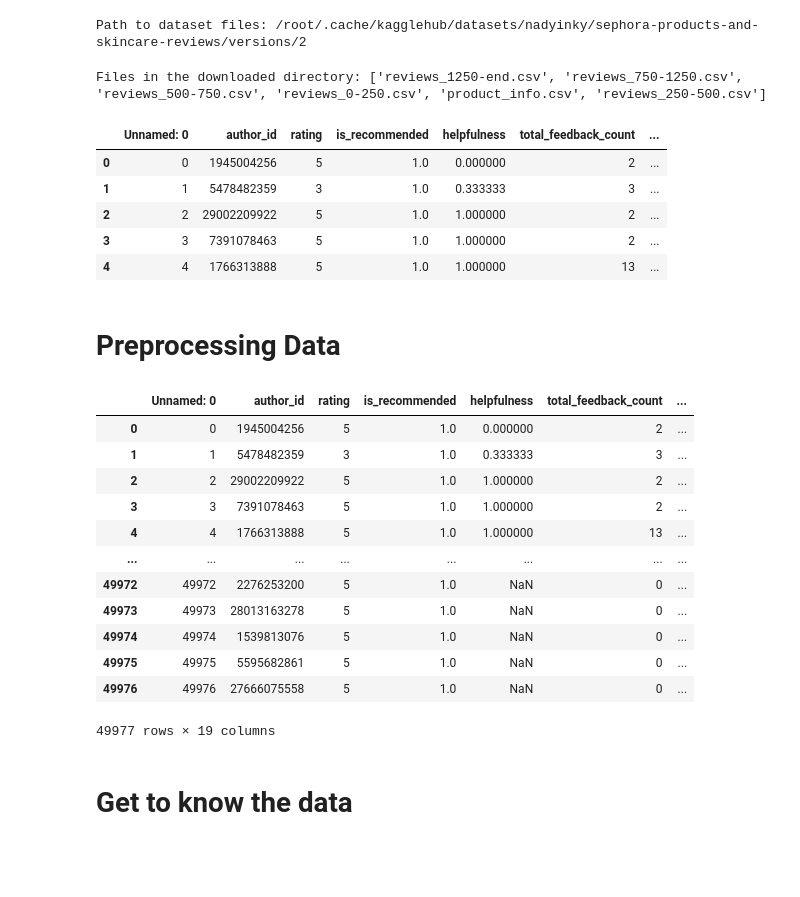
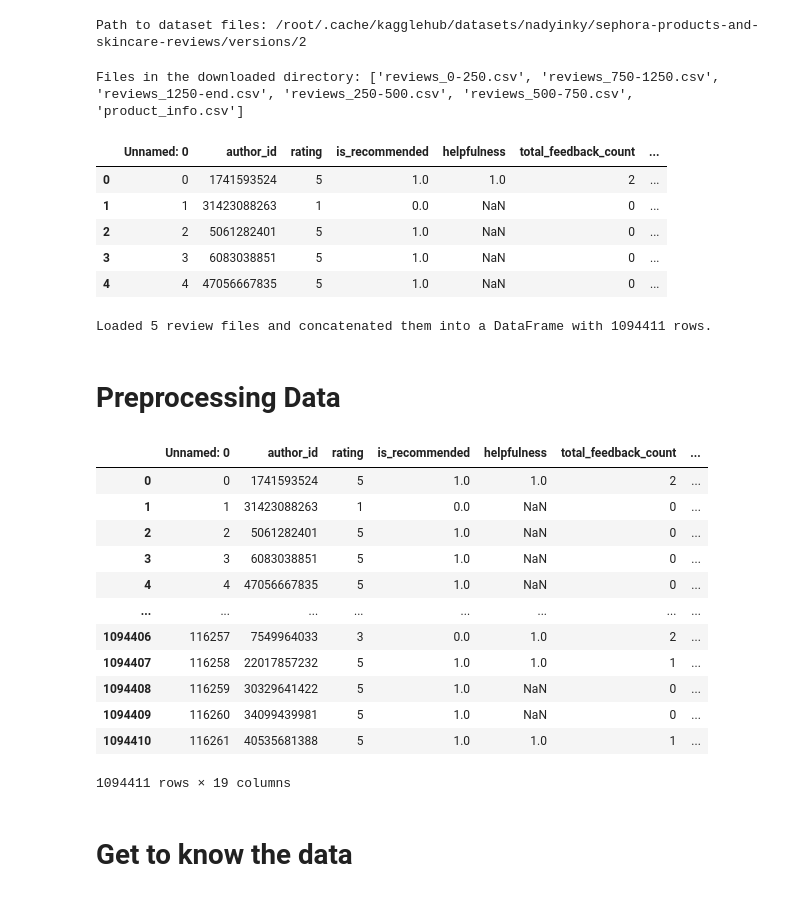
Before and after one commit to hadiidfajri/Big-Data, a Jupyter notebook: EDA_Product_Review.ipynb, the cells around one changed output. Saved outputs shown, nothing was run; the diff lists cells and outputs as text; code cells hidden in the pictures; blank space fills up the shorter version.

```diff
--- a/EDA_Product_Review.ipynb
+++ b/EDA_Product_Review.ipynb
@@ -42,51 +43,52 @@ Path to dataset files: /root/.cache/kagglehub/datasets/nadyinky/sephora-products
 # %%
 import os
 
 # List files in the downloaded directory
 file_list = os.listdir(path)
 print("Files in the downloaded directory:", file_list)
 
-# Assuming the CSV file has a similar name to the dataset or a common name
-# You might need to adjust the filename based on the actual contents of the directory
-csv_filename = None
-for filename in file_list:
-    if filename.endswith('.csv'):
-        csv_filename = filename
-        break
+# Filter for review CSV files
+review_files = [f for f in file_list if f.startswith('reviews_') and f.endswith('.csv')]
 
-if csv_filename:
-    csv_filepath = os.path.join(path, csv_filename)
-    df = pd.read_csv(csv_filepath)
+if review_files:
+    # Read and concatenate all review files
+    df_list = []
+    for filename in review_files:
+        csv_filepath = os.path.join(path, filename)
+        df_list.append(pd.read_csv(csv_filepath))
+    df = pd.concat(df_list, ignore_index=True)
     display(df.head()) # Display the head of the dataframe to confirm it's loaded
+    print(f"Loaded {len(df_list)} review files and concatenated them into a DataFrame with {len(df)} rows.")
 else:
-    print("No CSV file found in the downloaded directory.")
-    df = None # Set df to None if no CSV is found
+    print("No review CSV files found in the downloaded directory.")
+    df = None # Set df to None if no review CSV is found
 # %% [output]
-Files in the downloaded directory: ['reviews_1250-end.csv', 'reviews_750-1250.csv', 'reviews_500-750.csv', 'reviews_0-250.csv', 'product_info.csv', 'reviews_250-500.csv']
+Files in the downloaded directory: ['reviews_0-250.csv', 'reviews_750-1250.csv', 'reviews_1250-end.csv', 'reviews_250-500.csv', 'reviews_500-750.csv', 'product_info.csv']
 |  | Unnamed: 0 | author_id | rating | is_recommended | helpfulness | total_feedback_count | ... |
-| 0 | 0 | 1945004256 | 5 | 1.0 | 0.000000 | 2 | ... |
-| 1 | 1 | 5478482359 | 3 | 1.0 | 0.333333 | 3 | ... |
-| 2 | 2 | 29002209922 | 5 | 1.0 | 1.000000 | 2 | ... |
-| 3 | 3 | 7391078463 | 5 | 1.0 | 1.000000 | 2 | ... |
-| 4 | 4 | 1766313888 | 5 | 1.0 | 1.000000 | 13 | ... |
+| 0 | 0 | 1741593524 | 5 | 1.0 | 1.0 | 2 | ... |
+| 1 | 1 | 31423088263 | 1 | 0.0 | NaN | 0 | ... |
+| 2 | 2 | 5061282401 | 5 | 1.0 | NaN | 0 | ... |
+| 3 | 3 | 6083038851 | 5 | 1.0 | NaN | 0 | ... |
+| 4 | 4 | 47056667835 | 5 | 1.0 | NaN | 0 | ... |
+Loaded 5 review files and concatenated them into a DataFrame with 1094411 rows.
 # %% [markdown]
 # Preprocessing Data
 # %%
 df
 # %% [output]
 |  | Unnamed: 0 | author_id | rating | is_recommended | helpfulness | total_feedback_count | ... |
-| 0 | 0 | 1945004256 | 5 | 1.0 | 0.000000 | 2 | ... |
-| 1 | 1 | 5478482359 | 3 | 1.0 | 0.333333 | 3 | ... |
-| 2 | 2 | 29002209922 | 5 | 1.0 | 1.000000 | 2 | ... |
-| 3 | 3 | 7391078463 | 5 | 1.0 | 1.000000 | 2 | ... |
-| 4 | 4 | 1766313888 | 5 | 1.0 | 1.000000 | 13 | ... |
+| 0 | 0 | 1741593524 | 5 | 1.0 | 1.0 | 2 | ... |
+| 1 | 1 | 31423088263 | 1 | 0.0 | NaN | 0 | ... |
+| 2 | 2 | 5061282401 | 5 | 1.0 | NaN | 0 | ... |
+| 3 | 3 | 6083038851 | 5 | 1.0 | NaN | 0 | ... |
+| 4 | 4 | 47056667835 | 5 | 1.0 | NaN | 0 | ... |
 | ... | ... | ... | ... | ... | ... | ... | ... |
-| 49972 | 49972 | 2276253200 | 5 | 1.0 | NaN | 0 | ... |
-| 49973 | 49973 | 28013163278 | 5 | 1.0 | NaN | 0 | ... |
-| 49974 | 49974 | 1539813076 | 5 | 1.0 | NaN | 0 | ... |
-| 49975 | 49975 | 5595682861 | 5 | 1.0 | NaN | 0 | ... |
-| 49976 | 49976 | 27666075558 | 5 | 1.0 | NaN | 0 | ... |
+| 1094406 | 116257 | 7549964033 | 3 | 0.0 | 1.0 | 2 | ... |
+| 1094407 | 116258 | 22017857232 | 5 | 1.0 | 1.0 | 1 | ... |
+| 1094408 | 116259 | 30329641422 | 5 | 1.0 | NaN | 0 | ... |
+| 1094409 | 116260 | 34099439981 | 5 | 1.0 | NaN | 0 | ... |
+| 1094410 | 116261 | 40535681388 | 5 | 1.0 | 1.0 | 1 | ... |
-49977 rows × 19 columns
+1094411 rows × 19 columns
 # %% [markdown]
 # Get to know the data
 # %% [markdown]
```
Also changed, not shown: parts of 28 cells of this notebook.
